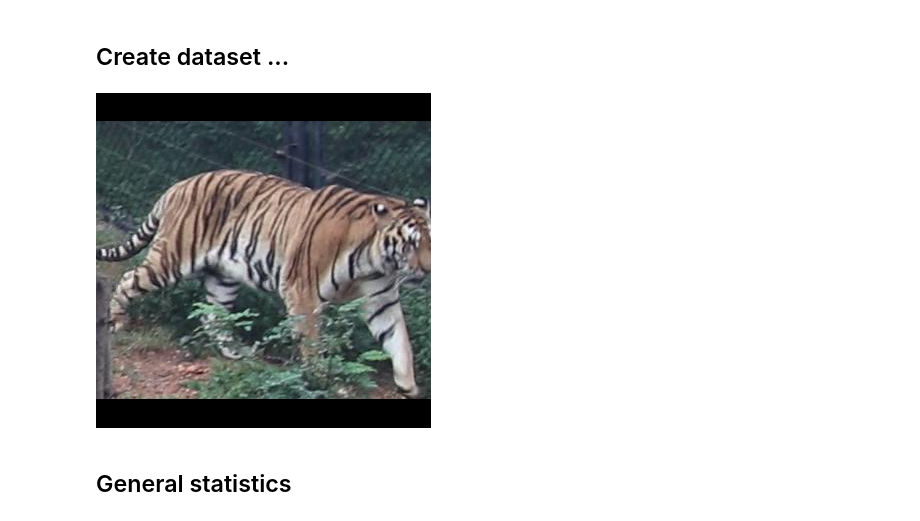
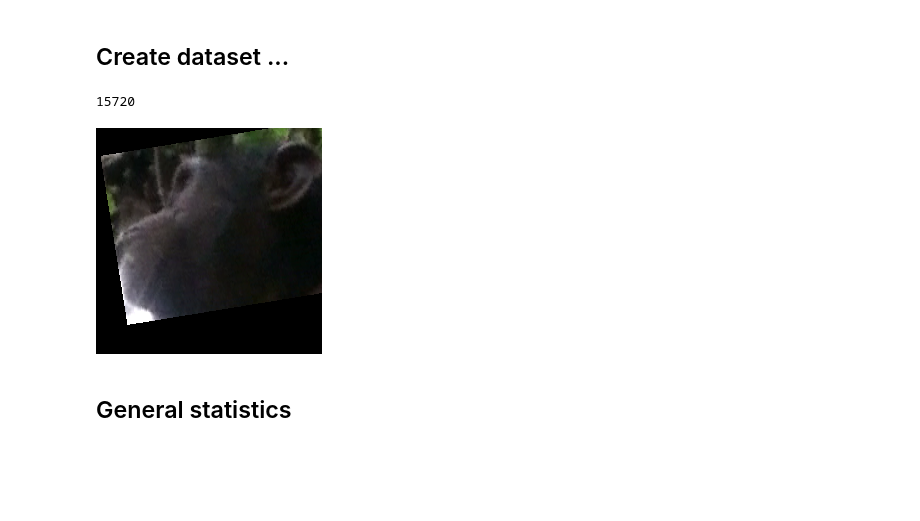
Before and after one commit to liamvdv/gorillatracker, a Jupyter notebook: notebooks/explore_multispecies.ipynb, the cells around one changed output. Saved outputs shown, nothing was run; the diff lists cells and outputs as text; code cells hidden in the pictures; blank space fills up the shorter version.

Commit message:
add different dataset versions

```diff
--- a/notebooks/explore_multispecies.ipynb
+++ b/notebooks/explore_multispecies.ipynb
@@ -284,23 +419,25 @@ from torchvision import transforms
 
 transform = lambda x: x
 
-dataset = MultiSpeciesSupervisedDataset(
-    use_gorillas=True,
-    partition="all",
+dataset = GorillasPrimatesLFWSupervisedDataset(
+    # use_gorillas=True,
+    partition="train",
     base_dir=Path("/workspaces/gorillatracker/data/WildlifeReID-10k/data"),
     transform=transform,
     nlet_builder=build_onelet,
-    aug_num_ops=2,
-    aug_magnitude=10,
+    aug_num_ops=4,
+    aug_magnitude=16,
 )
 # %%
 df = dataset.contrastive_sampler.ds
+print(len(df))
 
-sample = dataset[1]
+sample = dataset[300]
 img = transforms.ToPILImage()(sample[1][0])
 img.show()
 # %% [output]
+15720
-[figure, old version]
+[figure, new version]
 # %% [markdown]
 ## General statistics
 # %%
```
Also changed, not shown: parts of 7 cells of this notebook, 4 other files.
